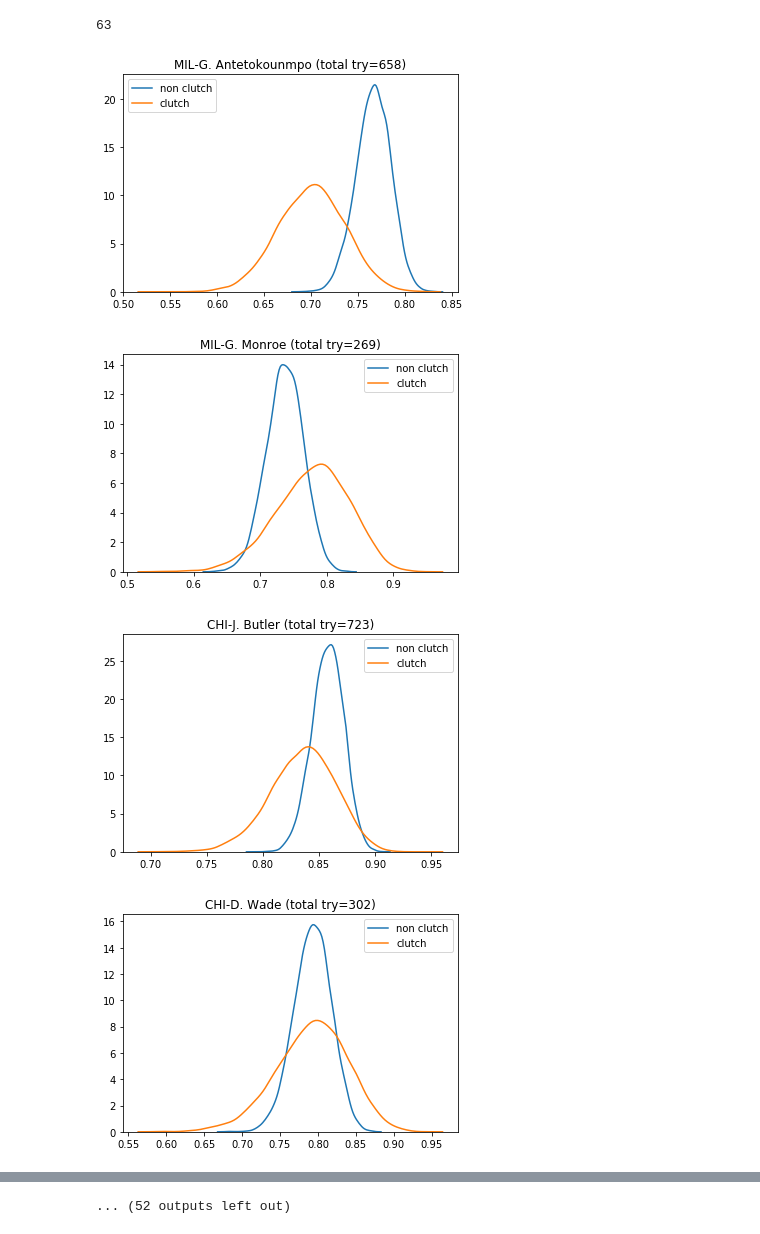
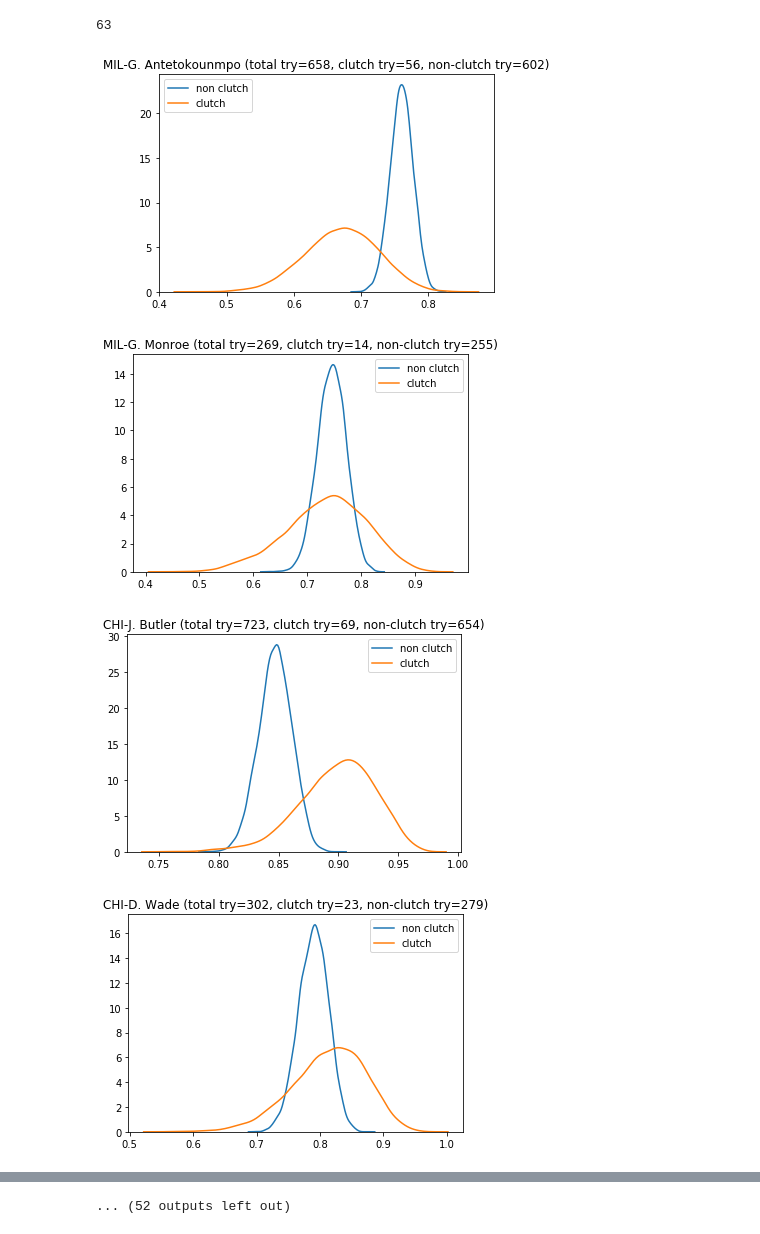
Before and after one commit to goldenrainbow/Task-31-NBA_Free_Throw_Rate_Analysis, a Jupyter notebook: Task31.ipynb, the cells around one changed output, grey strips where cells are left out. Drawn from its saved outputs; the diff is of its cells as text; code cells hidden in the pictures.

```diff
--- a/Task31.ipynb
+++ b/Task31.ipynb
@@ -58,7 +60,7 @@ df['Success']=df['Description'].apply(lambda x: 1 if 'makes' in x else (0 if 'mi
 #create 'Clutch' feature
 df['Time_new']=df['Time'].apply(lambda x: x[:2])
 df['Time_new']=df['Time_new'].astype(int)
-clutch = ((df['Qtr']=='4th') & (df['Time_new'] <= 5)) | df['Qtr'].str.contains('OT')
+clutch = ((df['Qtr']=='4th') & (df['Time_new'] <= 5) & (abs(df['Score'])<=5)) | (df['Qtr'].str.contains('OT') & (abs(df['Score'])<=5))
 df['Clutch']=clutch
 
 #create total succeses and failures feature
@@ -143,15 +152,16 @@ len(df_more['Tm_Player'].unique())
 # %%
 #kde plot for all players with more than 250 tries
 for each in df_more['Tm_Player'].unique():
     total_try = df_more[df_more['Tm_Player']==each].shape[0]
-    title = each + "(total try=" + str(total_try) +")"
+    clutch_try = df_more[(df_more['Tm_Player']==each) & df_more['Clutch']].shape[0]
+    non_clutch_try = df_more[(df_more['Tm_Player']==each) & (df_more['Clutch']-1)].shape[0]
+    title = each+"(total try="+str(total_try)+", clutch try="+str(clutch_try)+", non-clutch try="+str(non_clutch_try)+")"
     FTR_non_clutch, FTR_clutch = player_FTR(each, df_more)
     sns.kdeplot(FTR_non_clutch, label="non clutch"), sns.kdeplot(FTR_clutch, label="clutch")
     plt.title(title)
     plt.figure()
-plt.savefig('FTR posterial - All player over 250.png')
 # %% [output]
-[figure, old version]
+[figure, new version]
-[figure, old version]
+[figure, new version]
-[figure, old version]
+[figure, new version]
-[figure, old version]
+[figure, new version]
```
Also changed, not shown: parts of 11 cells of this notebook.
